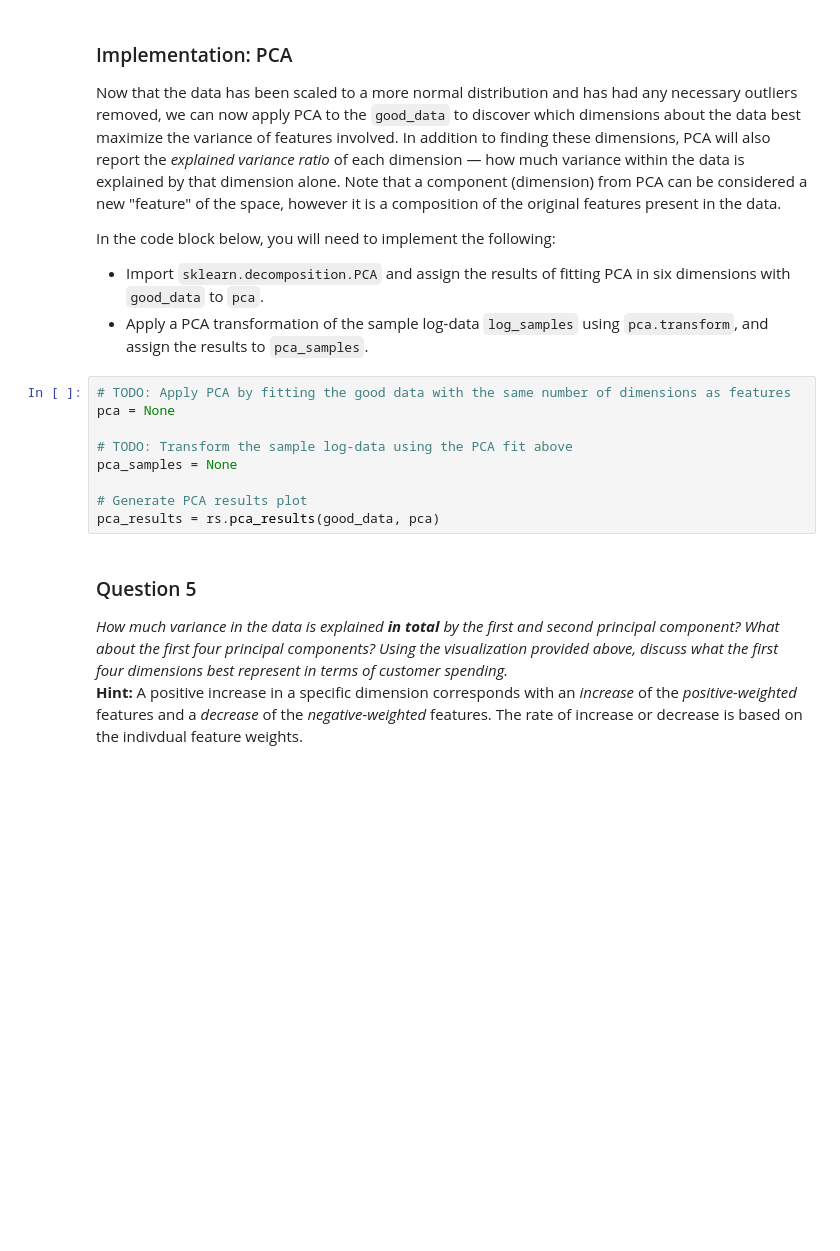
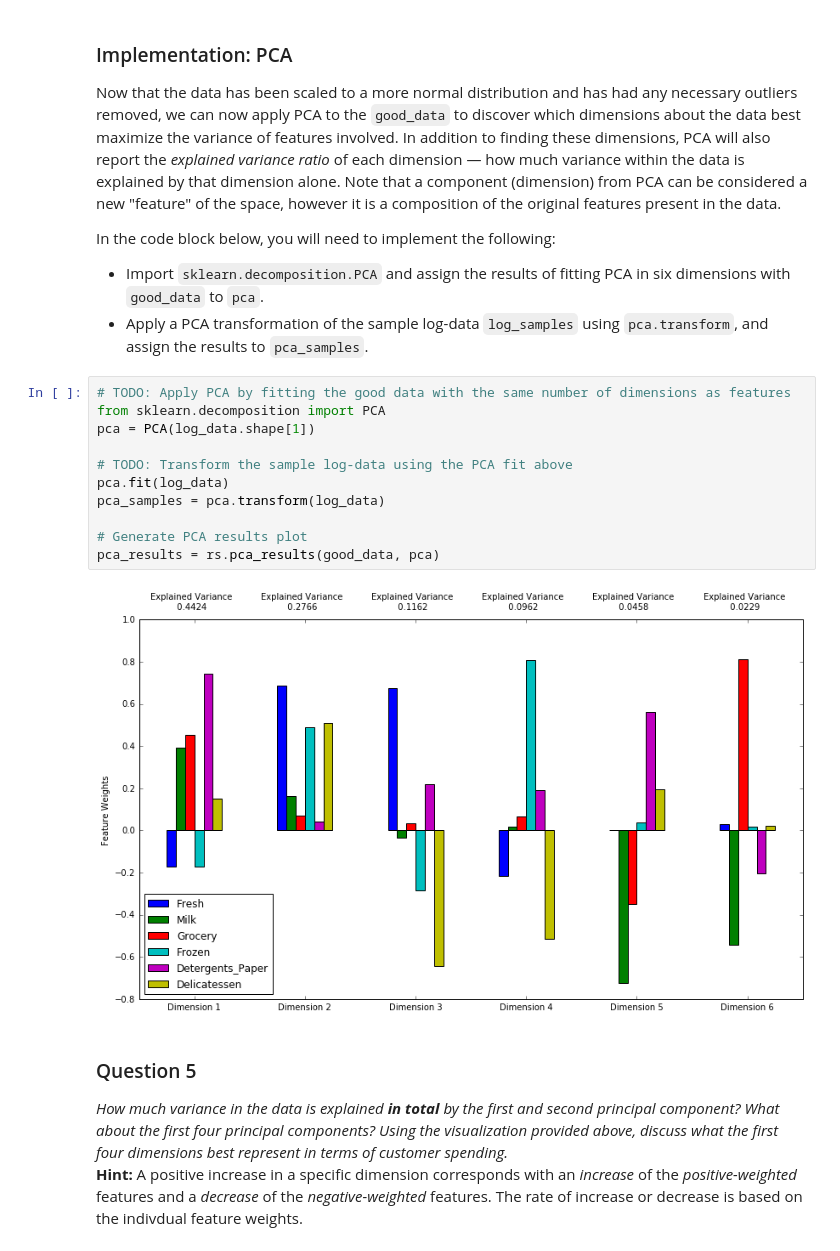
Before and after one commit to jhli973/machine-learning, a Jupyter notebook: projects/creating_customer_segments/customer_segments.ipynb, the cells around one changed output. Drawn from its saved outputs; the diff is of its cells as text; blank space fills up the shorter version.

```diff
--- a/projects/creating_customer_segments/customer_segments.ipynb
+++ b/projects/creating_customer_segments/customer_segments.ipynb
@@ -297,13 +297,17 @@ In the code block below, you will need to implement the following:
  - Apply a PCA transformation of the sample log-data `log_samples` using `pca.transform`, and assign the results to `pca_samples`.
 # %%
 # TODO: Apply PCA by fitting the good data with the same number of dimensions as features
-pca = None
+from sklearn.decomposition import PCA
+pca = PCA(log_data.shape[1])
 
 # TODO: Transform the sample log-data using the PCA fit above
-pca_samples = None
+pca.fit(log_data)
+pca_samples = pca.transform(log_data)
 
 # Generate PCA results plot
 pca_results = rs.pca_results(good_data, pca)
+# %% [output]
+[figure, added]
 # %% [markdown]
 ### Question 5
 *How much variance in the data is explained* ***in total*** *by the first and second principal component? What about the first four principal components? Using the visualization provided above, discuss what the first four dimensions best represent in terms of customer spending.*
```
Also changed, not shown: parts of 8 cells of this notebook.
